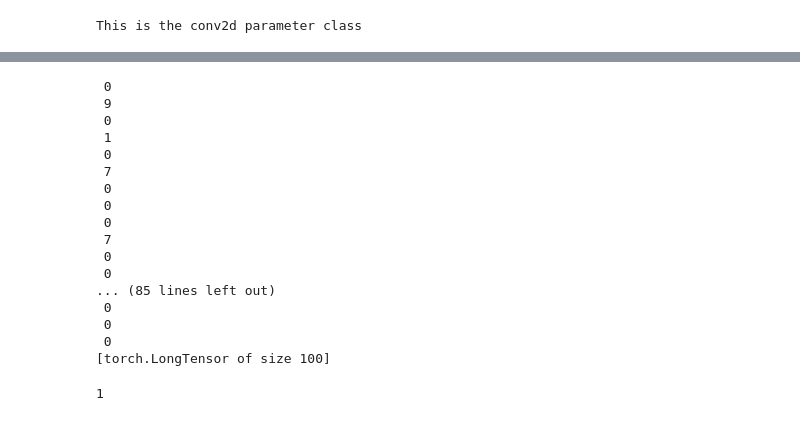
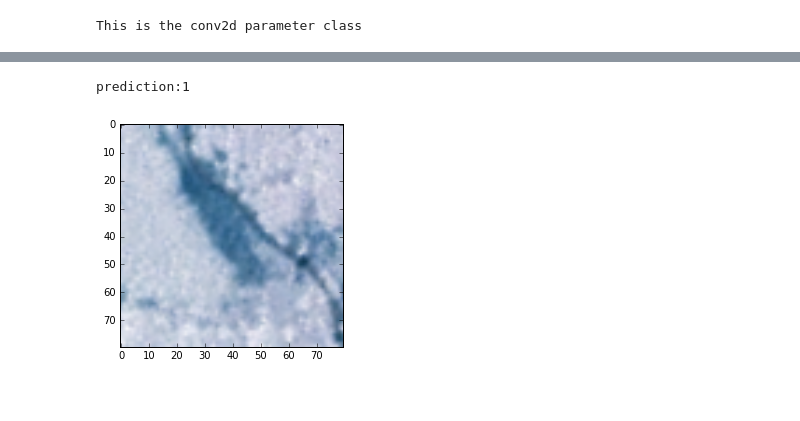
Before and after one commit to homefai/shipnet, a Jupyter notebook: Ship_Sta/shipnet.ipynb, the cells around one changed output, grey strips where cells are left out. Drawn from its saved outputs; the diff is of its cells as text; code cells hidden in the pictures.

```diff
--- a/Ship_Sta/shipnet.ipynb
+++ b/Ship_Sta/shipnet.ipynb
@@ -113,0 +125,2 @@ test_dataset = datasets.MNIST(root='../data/',
+# %%
+train_dataset, test_dataset, flatten_size = selectDataset('ship')
@@ -216,10 +216,13 @@ plt.show()
 # %%
 correct = 0
 total =0
+model.eval()
 for d, (dx, dy) in enumerate(test_loader):
     ddx = Variable(dx)
-    ddy = Variable(dy)
+    print(ddx.size())
+    ddy = Variable(dy.long())
     output = model(ddx)
     _, prediction = torch.max(output.data,1)
     total += prediction.size()[0]
-    correct += (prediction == dy).sum()
+    print(prediction.size())
+    correct += (prediction == dy.long()).sum()
@@ -230,24 +246,25 @@ correct*1.0/total
-# %%
-torch.max(output.data,1)[1]
-# %% [output]
- 0
- 9
- 0
- 1
- 0
- 7
- 0
- 0
- 0
- 7
- 0
- 0
-... (85 lines left out)
- 0
- 0
- 0
-[torch.LongTensor of size 100]
-# %%
-test_loader.dataset[2][1]
-# %% [output]
-1
+# %%
+def extract_single_data_from_loader(loader, index):
+    data_input = loader.dataset[index][0]
+    data_label = loader.dataset[index][1]
+    return data_input, data_label
+
+def singleImgclass(model , data, label=None):
+    import matplotlib.pyplot as plt
+    data_tmp = data.cpu().numpy()
+    data_tmp = np.squeeze(data_tmp).transpose([1,2,0])
+    data = Variable(data , requires_grad=True)
+    output = model.forward(data.unsqueeze(0))
+    _, prediciton = torch.max(output, 1)
+    if label:
+        print('This is the label:%s, prediction:%s'%(str(label) , prediciton.data.cpu().numpy()[0]))
+    else:
+        print('prediction:%s'%prediciton.data.cpu().numpy()[0])
+    plt.imshow(data_tmp)
+# %%
+d_in, d_l = extract_single_data_from_loader(test_loader, 11)
+# %%
+singleImgclass(model , d_in, d_l)
+# %% [output]
+prediction:1
+[figure, added]
```
Also changed, not shown: parts of 10 cells of this notebook.
